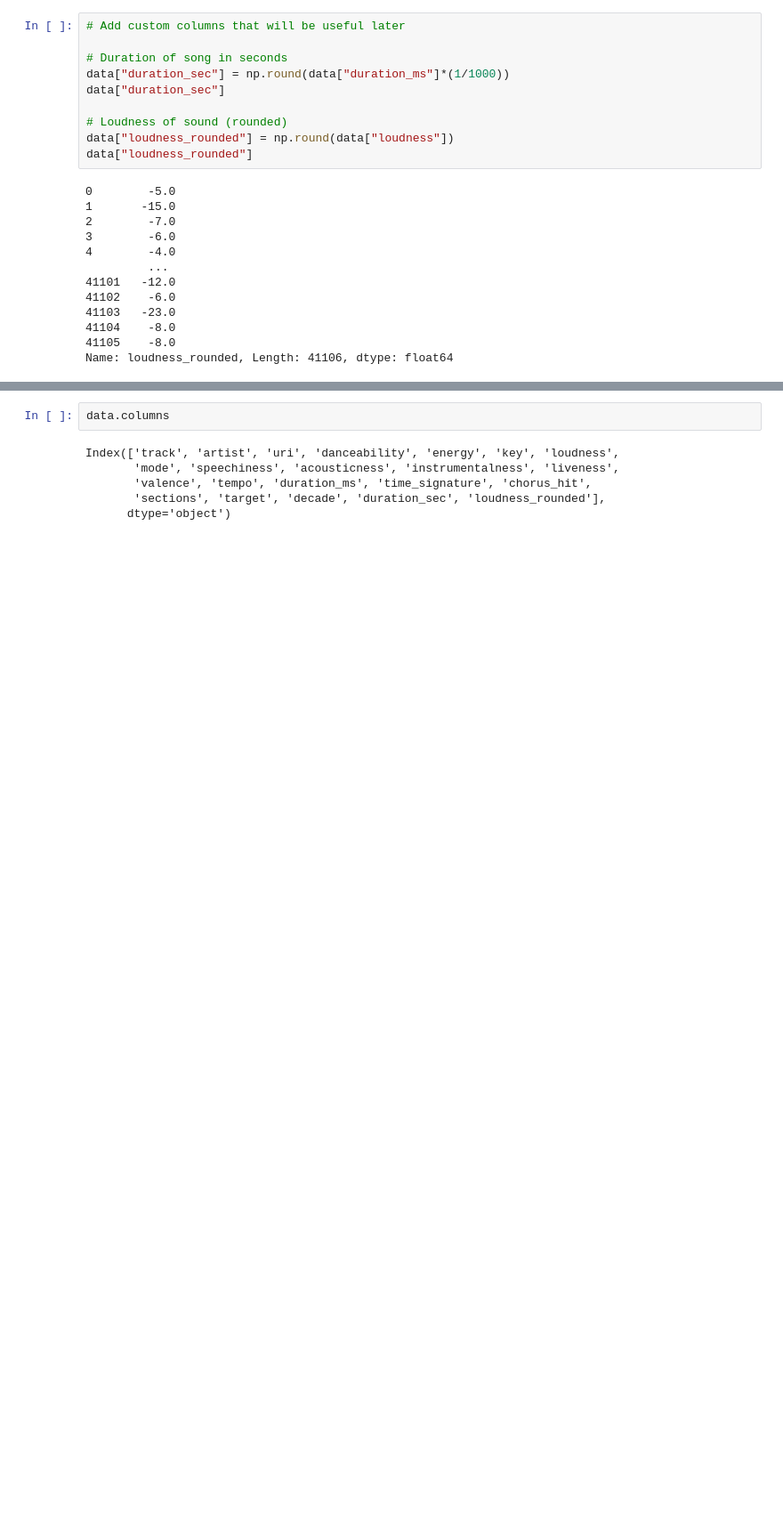
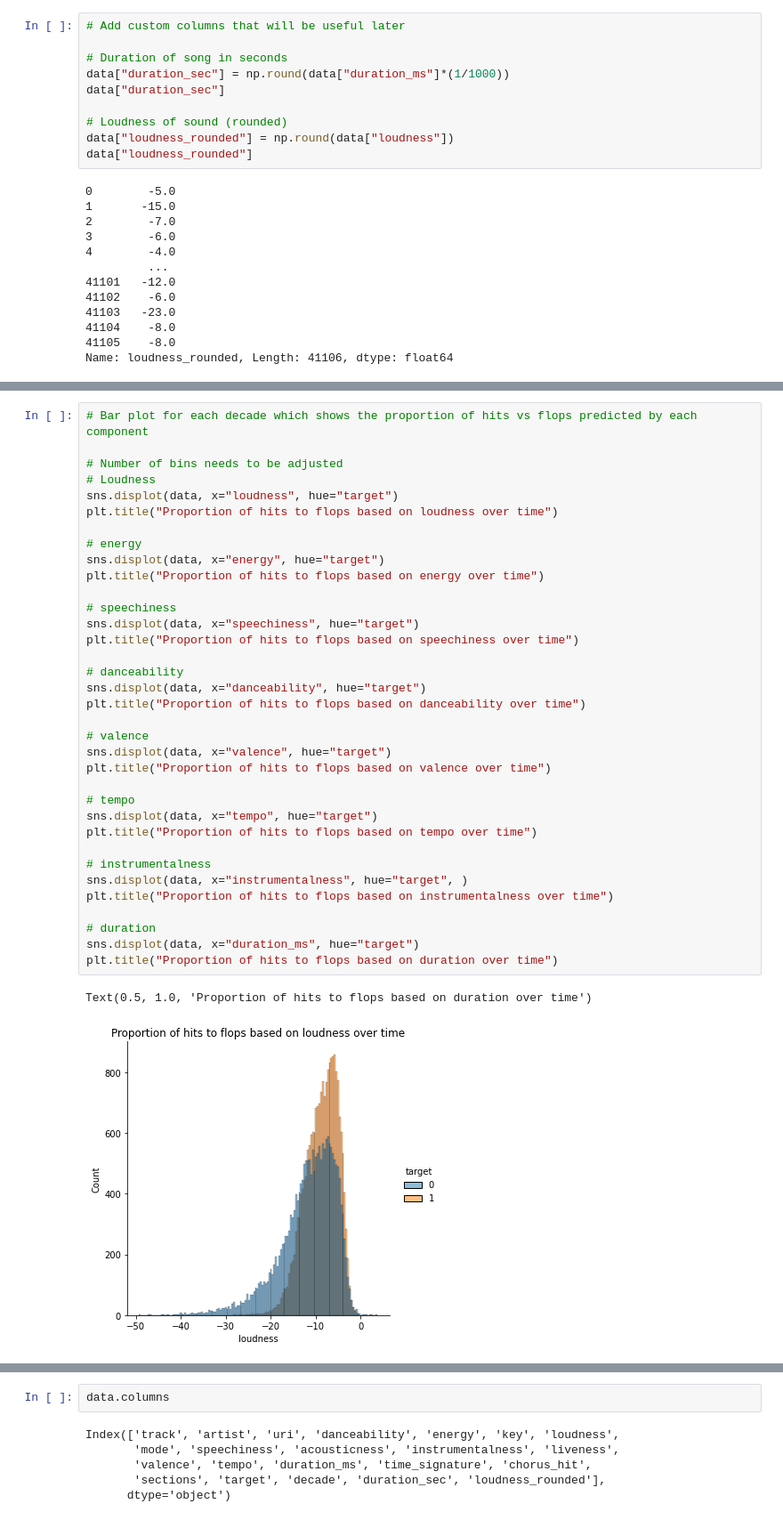
Before and after one commit to josephcscarpa/CS216GP, a Jupyter notebook: componentwise_regression.ipynb, the cells around one changed output, grey strips where cells are left out. Shown: that part at 89% size. Drawn from its saved outputs; the diff is of its cells as text; blank space fills up the shorter version.

```diff
--- a/componentwise_regression.ipynb
+++ b/componentwise_regression.ipynb
@@ -185,3 +190,41 @@ valence MSE: 0.4014985646864205 valence r^2: -0.6059942587456819
 tempo MSE: 0.48513598987982287 tempo r^2: -0.9405439595192915
 instrumentalness MSE: 0.32885710115311634 instrumentalness r^2: -0.31542840461246535
 duration MSE: 0.5 duration r^2: -1.0
+# %%
+# Bar plot for each decade which shows the proportion of hits vs flops predicted by each component
+
+# Number of bins needs to be adjusted
+# Loudness
+sns.displot(data, x="loudness", hue="target")
+plt.title("Proportion of hits to flops based on loudness over time")
+
+# energy
+sns.displot(data, x="energy", hue="target")
+plt.title("Proportion of hits to flops based on energy over time")
+
+# speechiness
+sns.displot(data, x="speechiness", hue="target")
+plt.title("Proportion of hits to flops based on speechiness over time")
+
+# danceability
+sns.displot(data, x="danceability", hue="target")
+plt.title("Proportion of hits to flops based on danceability over time")
+
+# valence
+sns.displot(data, x="valence", hue="target")
+plt.title("Proportion of hits to flops based on valence over time")
+
+# tempo
+sns.displot(data, x="tempo", hue="target")
+plt.title("Proportion of hits to flops based on tempo over time")
+
+# instrumentalness
+sns.displot(data, x="instrumentalness", hue="target", )
+plt.title("Proportion of hits to flops based on instrumentalness over time")
+
+# duration
+sns.displot(data, x="duration_ms", hue="target")
+plt.title("Proportion of hits to flops based on duration over time")
+# %% [output]
+Text(0.5, 1.0, 'Proportion of hits to flops based on duration over time')
+[figure, added]
```
Also changed, not shown: parts of 4 cells of this notebook, 10 other files.
